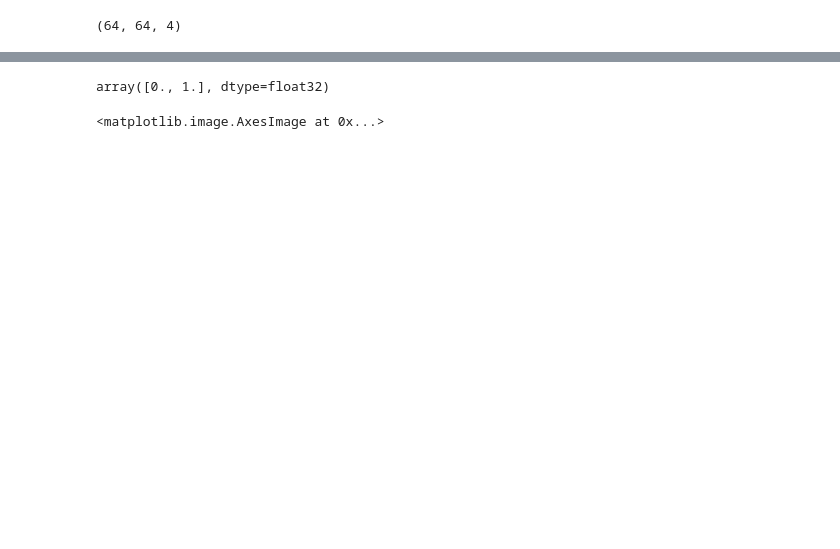
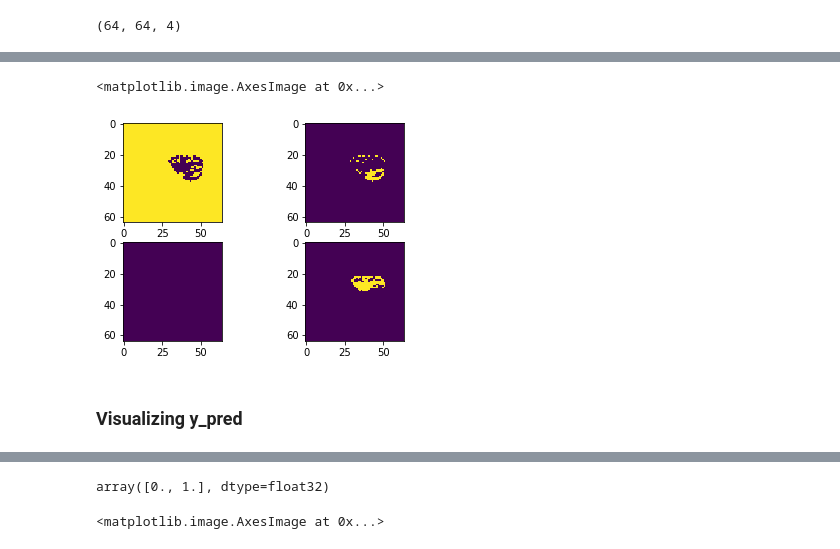
Before and after one commit to jungsunyoo/AdvImgSeg, a Jupyter notebook: AdvImg_apr17.ipynb, the cells around one changed output, grey strips where cells are left out. Saved outputs shown, nothing was run; the diff lists cells and outputs as text; code cells hidden in the pictures; blank space fills up the shorter version.

```diff
--- a/AdvImg_apr17.ipynb
+++ b/AdvImg_apr17.ipynb
@@ -135,0 +148,24 @@ y_targeted.shape
+# %%
+def making_adv_y(y_true, target_label):
+    # y_true should be img_size * img_size * num_classes
+    # target_label should be 1, 2, or 3
+    ind = y_true[:,:,target_label] == 1
+    y_true[ind, 0] = 1 # For background class, add target label
+    y_true[:,:,target_label] = 0
+    return y_true
+# %%
+adv_y = making_adv_y(y_label, 2)
+plt.title('Y_adv')
+plt.subplot(2,2,1)
+plt.imshow(adv_y[:,:,0])
+plt.subplot(2,2,2)
+plt.imshow(adv_y[:,:,1])
+plt.subplot(2,2,3)
+plt.imshow(adv_y[:,:,2])
+plt.subplot(2,2,4)
+plt.imshow(adv_y[:,:,3])
+# %% [output]
+<matplotlib.image.AxesImage at 0x...>
+[figure, added]
+# %% [markdown]
+### Visualizing  y_pred
```
Also changed, not shown: parts of 42 cells of this notebook.
